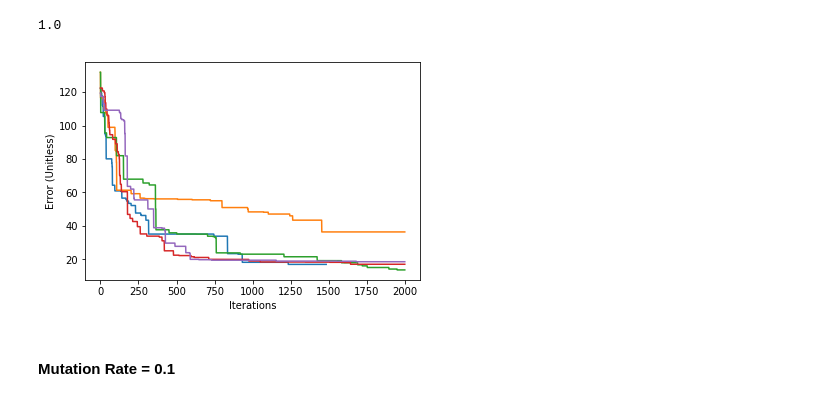
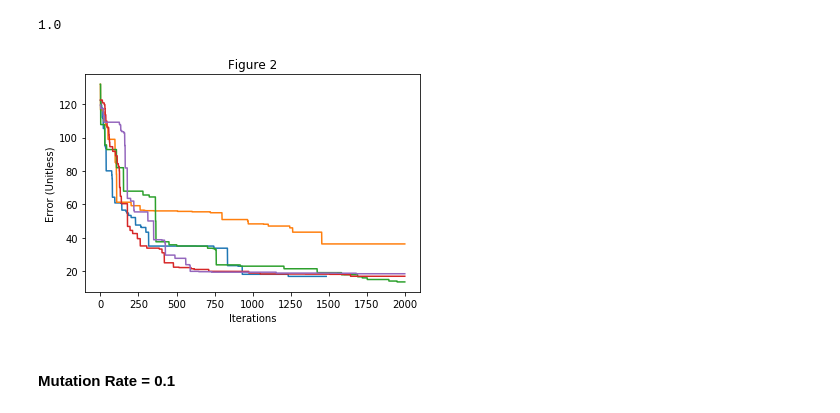
Before and after one commit to MattAlanWright/PyGP, a Jupyter notebook: Iris Data Set Tournament.ipynb, the cells around one changed output. Saved outputs shown, nothing was run; the diff lists cells and outputs as text; code cells hidden in the pictures.

```diff
--- a/Iris Data Set Tournament.ipynb
+++ b/Iris Data Set Tournament.ipynb
@@ -144,12 +145,13 @@ history_05[best_performer_05]['test_acc']
 # %%
 for i in range(num_runs):
     error = history_05[i]['error']
     plt.plot(error)
 plt.xlabel("Iterations")
 plt.ylabel("Error (Unitless)")
+plt.title("Figure 2")
 plt.show()
 # %% [output]
-[figure, old version]
+[figure, new version]
 # %% [markdown]
 #### Mutation Rate = 0.1
 # %%
```
Also changed, not shown: parts of 4 cells of this notebook, 2 other files.
